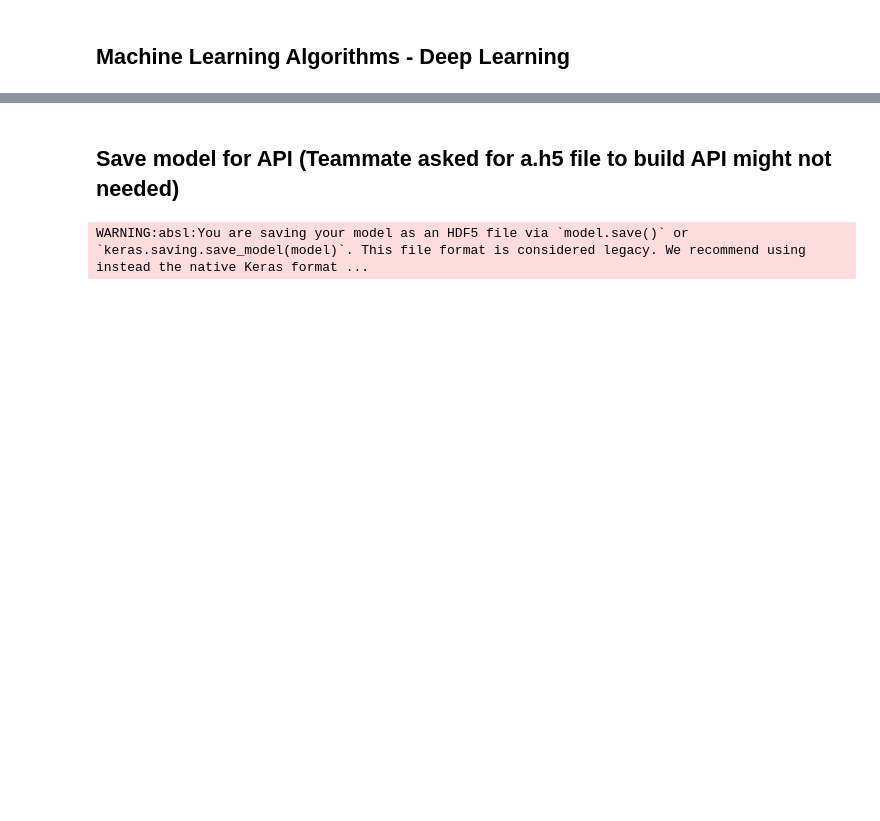
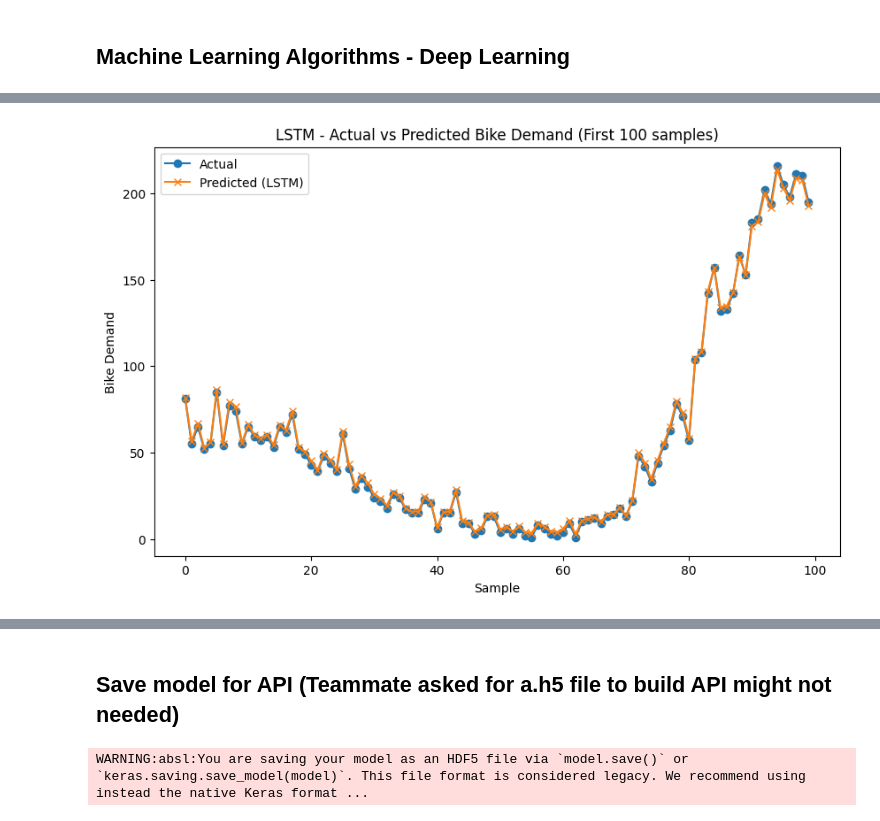
Before and after one commit to coraline1111/UTS-Group-Project, a Jupyter notebook: Group_Project_Version_3.ipynb, the cells around one changed output, grey strips where cells are left out. Saved outputs shown, nothing was run; the diff lists cells and outputs as text; code cells hidden in the pictures; blank space fills up the shorter version.

```diff
--- a/Group_Project_Version_3.ipynb
+++ b/Group_Project_Version_3.ipynb
@@ -1262,0 +774,93 @@ NameError: name 'X' is not defined
+# %%
+# Import necessary libraries
+import numpy as np
+import pandas as pd
+import matplotlib.pyplot as plt
+import tensorflow as tf
+from tensorflow.keras.models import Sequential
+from tensorflow.keras.layers import Dense, LSTM, Dropout
+from sklearn.preprocessing import StandardScaler
+from sklearn.metrics import mean_squared_error, mean_absolute_error, r2_score
+
+
+# Splitting data into training and testing sets
+split_point = int(len(bike_demand_per_10min) * 0.8)
+train_data = bike_demand_per_10min[:split_point]
+test_data = bike_demand_per_10min[split_point:]
+
+# Creating lag and rolling mean features for training data
+train_data['Bike Demand Lag1'] = train_data['Bike Demand'].shift(1)
+train_data['Bike Demand Lag2'] = train_data['Bike Demand'].shift(2)
+train_data['Bike Demand RollingMean3'] = train_data['Bike Demand'].rolling(window=3).mean()
+train_data.dropna(inplace=True)
+
+# Creating the same features for test data
+test_data['Bike Demand Lag1'] = test_data['Bike Demand'].shift(1)
+test_data['Bike Demand Lag2'] = test_data['Bike Demand'].shift(2)
+test_data['Bike Demand RollingMean3'] = test_data['Bike Demand'].rolling(window=3).mean()
+test_data.dropna(inplace=True)
+
+# Define features and target variable
+features = ['Hour', 'Minute', 'DayOfWeek', 'IsWeekend', 'Bike Demand Lag1', 'Bike Demand Lag2', 'Bike Demand RollingMean3']
+target = 'Bike Demand'
+
+# Prepare input features and target labels
+X_train = train_data[features]
+y_train = train_data[target]
+X_test = test_data[features]
+y_test = test_data[target]
+
+# Scale the features for deep learning models
+scaler = StandardScaler()
+X_train_scaled = scaler.fit_transform(X_train)  # Fit on training data
+X_test_scaled = scaler.transform(X_test)  # Transform test data
+
+# Reshape data for LSTM (3D format: samples, timesteps, features)
+X_train_lstm = np.expand_dims(X_train_scaled, axis=1)  # Adding a time step dimension
+X_test_lstm = np.expand_dims(X_test_scaled, axis=1)
+
+# Function to evaluate deep learning models
+def evaluate_dl_model(y_true, y_pred, model_name="Deep Learning Model"):
+    mse = mean_squared_error(y_true, y_pred)
+    mae = mean_absolute_error(y_true, y_pred)
+    r2 = r2_score(y_true, y_pred)
+    print(f"{model_name} - Mean Squared Error (MSE): {mse}")
+    print(f"{model_name} - Mean Absolute Error (MAE): {mae}")
+    print(f"{model_name} - R-squared (R²): {r2}")
+    return mse, mae, r2
+
+# Define the LSTM model
+lstm_model = Sequential([
+    LSTM(64, activation='tanh', return_sequences=False, input_shape=(X_train_lstm.shape[1], X_train_lstm.shape[2])),
+    Dropout(0.2),
+    Dense(32, activation='relu'),
+    Dense(1, activation='linear')
+])
+
+# Compile the model
+lstm_model.compile(optimizer='adam', loss='mse', metrics=['mae'])
+
+# Train the LSTM model
+print("\nTraining Long Short-Term Memory (LSTM) Model...")
+lstm_model.fit(X_train_lstm, y_train, validation_split=0.2, epochs=20, batch_size=32, verbose=1)
+
+# Make predictions with the LSTM model
+y_pred_lstm = lstm_model.predict(X_test_lstm).flatten()
+
+# Evaluate model performance
+mse_lstm, mae_lstm, r2_lstm = evaluate_dl_model(y_test, y_pred_lstm, "Long Short-Term Memory (LSTM)")
+
+# Plot Actual vs Predicted for LSTM
+plt.figure(figsize=(10, 6))
+plt.plot(y_test.values[:100], label='Actual', marker='o')
+plt.plot(y_pred_lstm[:100], label='Predicted (LSTM)', marker='x')
+plt.title('LSTM - Actual vs Predicted Bike Demand (First 100 samples)')
+plt.xlabel('Sample')
+plt.ylabel('Bike Demand')
+plt.legend()
+plt.show()
+
+# Summary of Model Performance
+print("\nSummary of Deep Learning Model Performance:")
+print(f"LSTM - MSE: {mse_lstm}, MAE: {mae_lstm}, R²: {r2_lstm}")
+# %% [output]
@@ -1262,0 +884 @@ NameError: name 'X' is not defined
+[figure, added]
```
Also changed, not shown: parts of 46 cells of this notebook.
